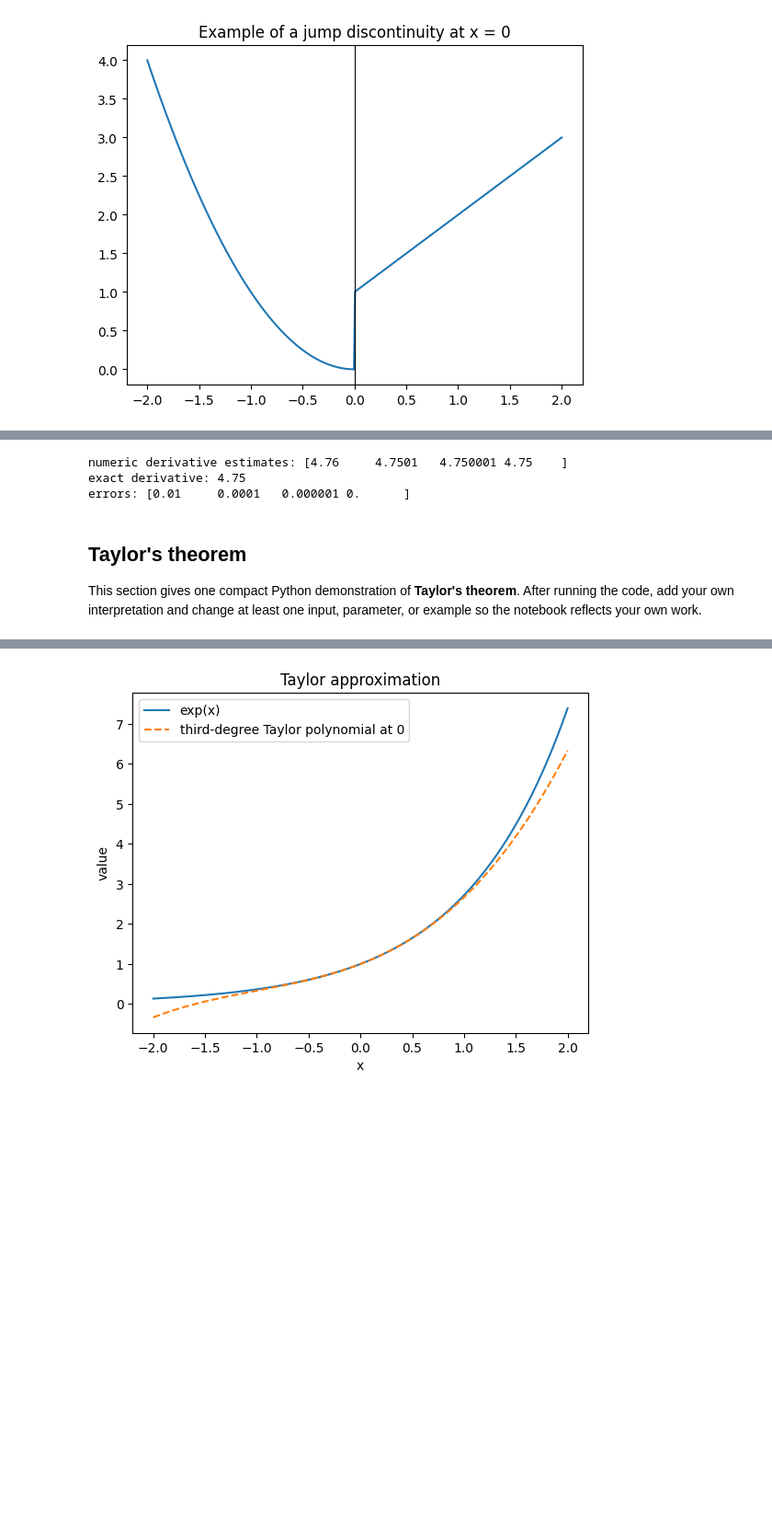
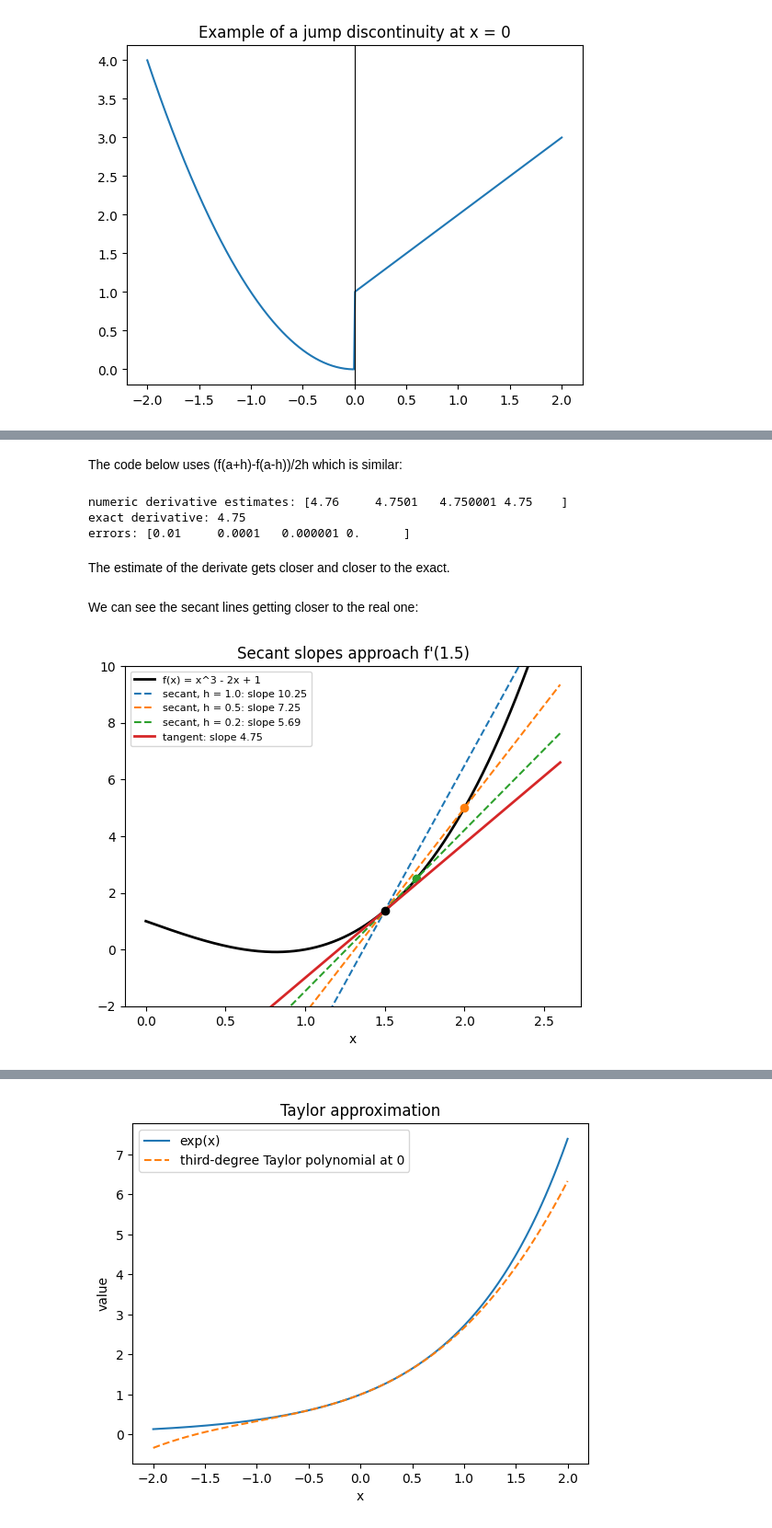
Before and after one commit to ehuangasu/MAT422, a Jupyter notebook: MAT422_Section_3_2_Limits_Derivatives_Taylor.ipynb, the cells around one changed output, grey strips where cells are left out. Shown at 92% size. Cells and saved outputs as stored; diff of their text form; code cells hidden in the pictures; blank space fills up the shorter version.

```diff
--- a/MAT422_Section_3_2_Limits_Derivatives_Taylor.ipynb
+++ b/MAT422_Section_3_2_Limits_Derivatives_Taylor.ipynb
@@ -42,3 +86,5 @@ This section gives one compact Python demonstration of **Derivatives**. After ru
+# %% [markdown]
+The code below uses (f(a+h)-f(a-h))/2h which is similar:
 # %%
 def f(x):
     return x**3 - 2*x + 1
@@ -55,7 +101,26 @@ print("errors:", np.abs(numeric_derivatives - exact_derivative))
 numeric derivative estimates: [4.76     4.7501   4.750001 4.75    ]
 exact derivative: 4.75
 errors: [0.01     0.0001   0.000001 0.      ]
-# %% [markdown]
-## Taylor's theorem
-
-This section gives one compact Python demonstration of **Taylor's theorem**. After running the code, add your own interpretation and change at least one input, parameter, or example so the notebook reflects your own work.
+# %% [markdown]
+The estimate of the derivate gets closer and closer to the exact.
+# %% [markdown]
+We can see the secant lines getting closer to the real one:
+# %%
+a = point
+xs = np.linspace(0, 2.6, 300)
+plt.plot(xs, f(xs), "k", lw=2, label="f(x) = x^3 - 2x + 1")
+
+# secant lines turn into the tangent line as h shrinks
+for h, color in zip([1.0, 0.5, 0.2], ["C0", "C1", "C2"]):
+    slope = (f(a + h) - f(a)) / h
+    plt.plot(xs, f(a) + slope * (xs - a), "--", color=color, label=f"secant, h = {h}: slope {slope:.2f}")
+    plt.plot(a + h, f(a + h), "o", color=color)
+plt.plot(xs, f(a) + exact_derivative * (xs - a), color="C3", lw=2, label=f"tangent: slope {exact_derivative}")
+plt.plot(a, f(a), "ko")
+plt.ylim(-2, 10)
+plt.xlabel("x")
+plt.title("Secant slopes approach f'(1.5)")
+plt.legend(fontsize=8)
+plt.show()
+# %% [output]
+[figure, added]
```
Also changed, not shown: parts of 12 cells of this notebook.
